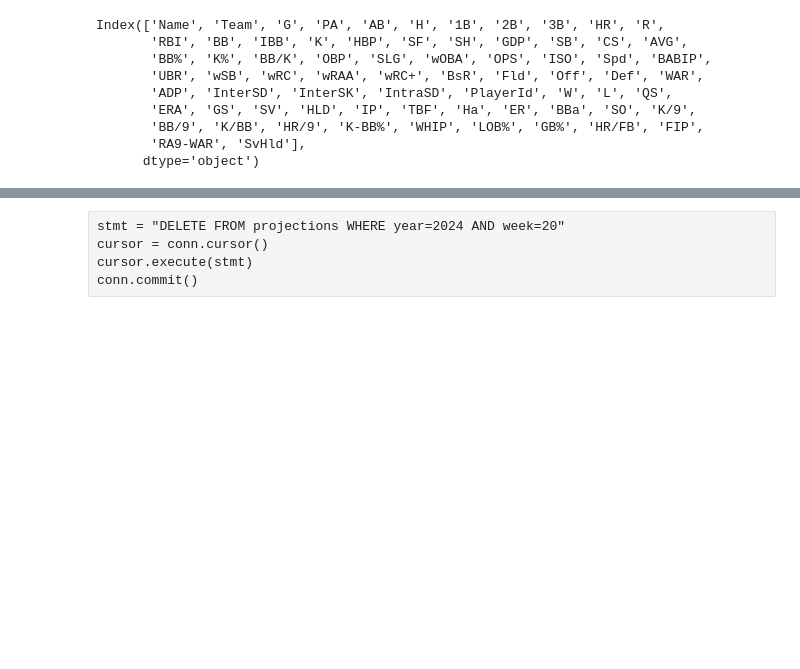
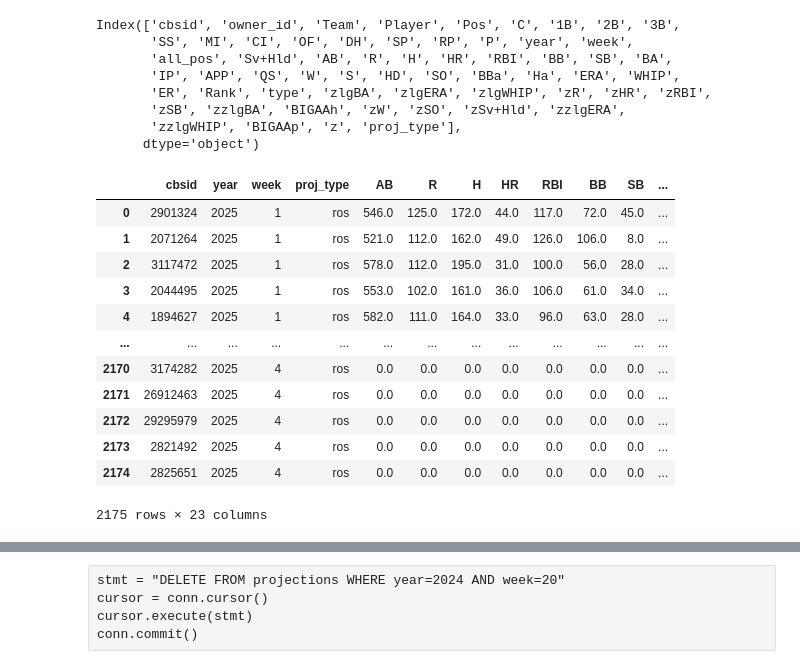
Before and after one commit to haueter19/xdl, a Jupyter notebook: Trade Analyzer.ipynb, the cells around one changed output, grey strips where cells are left out. Saved outputs shown, nothing was run; the diff lists cells and outputs as text; code cells hidden in the pictures; blank space fills up the shorter version.

```diff
--- a/Trade Analyzer.ipynb
+++ b/Trade Analyzer.ipynb
@@ -86,15 +86,31 @@ def load_fangraphs_ros_projections(y):
     fg_ros_proj = pd.concat([fg_ros_proj_h, fg_ros_proj_p])
     return fg_ros_proj
 # %%
-fg_ros_proj = load_fangraphs_ros_projections(2024)
+#fg_ros_proj = load_fangraphs_ros_projections(datetime.now().year)
+fg_ros_proj = pd.read_csv('data/2025-period-1-ros-projections.csv')
 fg_ros_proj.columns
 # %% [output]
-Index(['Name', 'Team', 'G', 'PA', 'AB', 'H', '1B', '2B', '3B', 'HR', 'R',
-       'RBI', 'BB', 'IBB', 'K', 'HBP', 'SF', 'SH', 'GDP', 'SB', 'CS', 'AVG',
-       'BB%', 'K%', 'BB/K', 'OBP', 'SLG', 'wOBA', 'OPS', 'ISO', 'Spd', 'BABIP',
-       'UBR', 'wSB', 'wRC', 'wRAA', 'wRC+', 'BsR', 'Fld', 'Off', 'Def', 'WAR',
-       'ADP', 'InterSD', 'InterSK', 'IntraSD', 'PlayerId', 'W', 'L', 'QS',
-       'ERA', 'GS', 'SV', 'HLD', 'IP', 'TBF', 'Ha', 'ER', 'BBa', 'SO', 'K/9',
-       'BB/9', 'K/BB', 'HR/9', 'K-BB%', 'WHIP', 'LOB%', 'GB%', 'HR/FB', 'FIP',
-       'RA9-WAR', 'SvHld'],
+Index(['cbsid', 'owner_id', 'Team', 'Player', 'Pos', 'C', '1B', '2B', '3B',
+       'SS', 'MI', 'CI', 'OF', 'DH', 'SP', 'RP', 'P', 'year', 'week',
+       'all_pos', 'Sv+Hld', 'AB', 'R', 'H', 'HR', 'RBI', 'BB', 'SB', 'BA',
+       'IP', 'APP', 'QS', 'W', 'S', 'HD', 'SO', 'BBa', 'Ha', 'ERA', 'WHIP',
+       'ER', 'Rank', 'type', 'zlgBA', 'zlgERA', 'zlgWHIP', 'zR', 'zHR', 'zRBI',
+       'zSB', 'zzlgBA', 'BIGAAh', 'zW', 'zSO', 'zSv+Hld', 'zzlgERA',
+       'zzlgWHIP', 'BIGAAp', 'z', 'proj_type'],
       dtype='object')
+# %%
+pd.read_sql("SELECT * FROM projections WHERE proj_type='ros' AND year=2025", conn)
+# %% [output]
+|  | cbsid | year | week | proj_type | AB | R | H | HR | RBI | BB | SB | ... |
+| 0 | 2901324 | 2025 | 1 | ros | 546.0 | 125.0 | 172.0 | 44.0 | 117.0 | 72.0 | 45.0 | ... |
+| 1 | 2071264 | 2025 | 1 | ros | 521.0 | 112.0 | 162.0 | 49.0 | 126.0 | 106.0 | 8.0 | ... |
+| 2 | 3117472 | 2025 | 1 | ros | 578.0 | 112.0 | 195.0 | 31.0 | 100.0 | 56.0 | 28.0 | ... |
+| 3 | 2044495 | 2025 | 1 | ros | 553.0 | 102.0 | 161.0 | 36.0 | 106.0 | 61.0 | 34.0 | ... |
+| 4 | 1894627 | 2025 | 1 | ros | 582.0 | 111.0 | 164.0 | 33.0 | 96.0 | 63.0 | 28.0 | ... |
+| ... | ... | ... | ... | ... | ... | ... | ... | ... | ... | ... | ... | ... |
+| 2170 | 3174282 | 2025 | 4 | ros | 0.0 | 0.0 | 0.0 | 0.0 | 0.0 | 0.0 | 0.0 | ... |
+| 2171 | 26912463 | 2025 | 4 | ros | 0.0 | 0.0 | 0.0 | 0.0 | 0.0 | 0.0 | 0.0 | ... |
+| 2172 | 29295979 | 2025 | 4 | ros | 0.0 | 0.0 | 0.0 | 0.0 | 0.0 | 0.0 | 0.0 | ... |
+| 2173 | 2821492 | 2025 | 4 | ros | 0.0 | 0.0 | 0.0 | 0.0 | 0.0 | 0.0 | 0.0 | ... |
+| 2174 | 2825651 | 2025 | 4 | ros | 0.0 | 0.0 | 0.0 | 0.0 | 0.0 | 0.0 | 0.0 | ... |
+2175 rows × 23 columns
```
Also changed, not shown: parts of 13 cells of this notebook.
